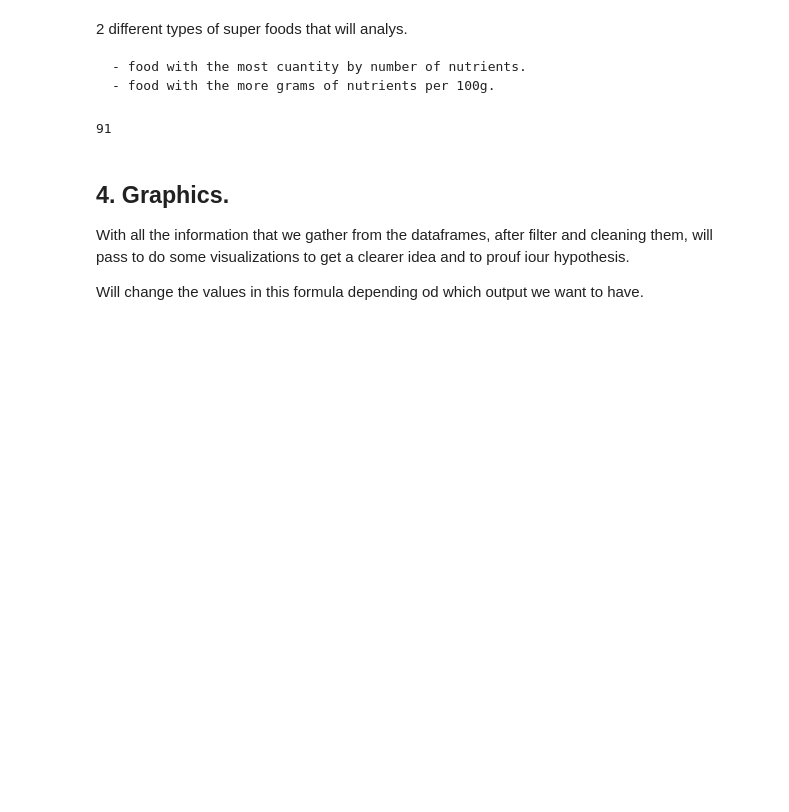
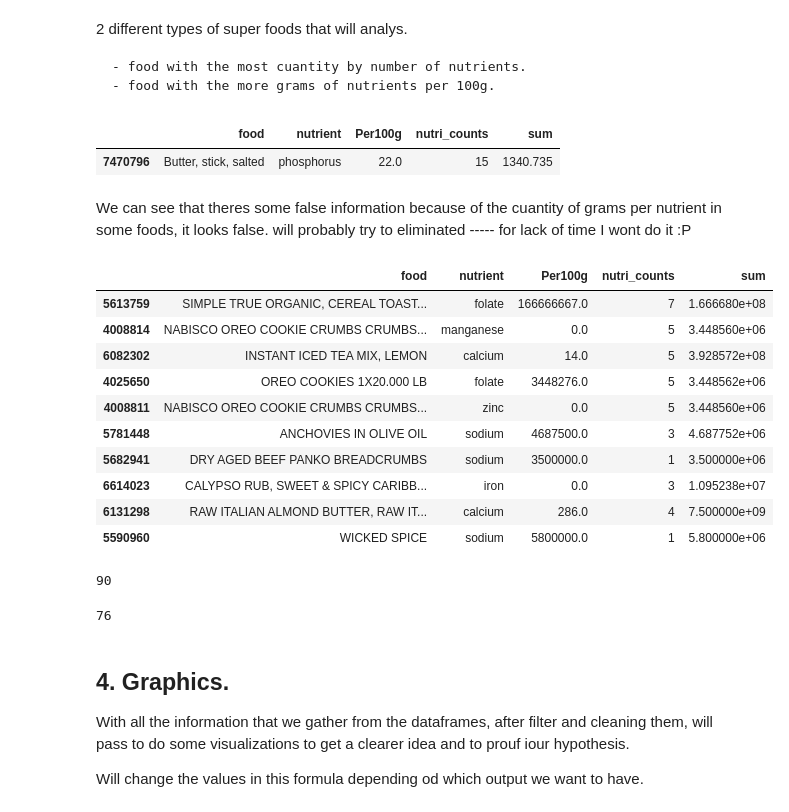
Before and after one commit to imalanz/PipeLine_proy2, a Jupyter notebook: analysis.ipynb, the cells around one changed output. Saved outputs shown, nothing was run; the diff lists cells and outputs as text; code cells hidden in the pictures; blank space fills up the shorter version.

```diff
--- a/analysis.ipynb
+++ b/analysis.ipynb
@@ -367,4 +367,8 @@ This function I can use to get the information for the graphs.
     - food with the most cuantity by number of nutrients.
     - food with the more grams of nutrients per 100g.
 # %%
-usa = ex.for_graphs_lastfilter (usdaa, 12.00, 10000)
+nutri12 = ex.for_graphs_lastfilter (usdaa, 14.00, 100)
+nutri12.sample()
+# %% [output]
+|  | food | nutrient | Per100g | nutri_counts | sum |
+| 7470796 | Butter, stick, salted | phosphorus | 22.0 | 15 | 1340.735 |
@@ -373,7 +375,29 @@ lenght of the unique food.
+# %% [markdown]
+We can see that theres some false information because of the cuantity of grams per nutrient in some foods, it looks false.
+will probably try to eliminated ----- for lack of time I wont do it :P
+# %%
+grams = ex.for_graphs_lastfilter (usdaa, 0.00, 2500000)
+grams.sample(10)
+# %% [output]
+|  | food | nutrient | Per100g | nutri_counts | sum |
+| 5613759 | SIMPLE TRUE ORGANIC, CEREAL TOAST... | folate | 166666667.0 | 7 | 1.666680e+08 |
+| 4008814 | NABISCO OREO COOKIE CRUMBS CRUMBS... | manganese | 0.0 | 5 | 3.448560e+06 |
+| 6082302 | INSTANT ICED TEA MIX, LEMON | calcium | 14.0 | 5 | 3.928572e+08 |
+| 4025650 | OREO COOKIES 1X20.000 LB | folate | 3448276.0 | 5 | 3.448562e+06 |
+| 4008811 | NABISCO OREO COOKIE CRUMBS CRUMBS... | zinc | 0.0 | 5 | 3.448560e+06 |
+| 5781448 | ANCHOVIES IN OLIVE OIL | sodium | 4687500.0 | 3 | 4.687752e+06 |
+| 5682941 | DRY AGED BEEF PANKO BREADCRUMBS | sodium | 3500000.0 | 1 | 3.500000e+06 |
+| 6614023 | CALYPSO RUB, SWEET & SPICY CARIBB... | iron | 0.0 | 3 | 1.095238e+07 |
+| 6131298 | RAW ITALIAN ALMOND BUTTER, RAW IT... | calcium | 286.0 | 4 | 7.500000e+09 |
+| 5590960 | WICKED SPICE | sodium | 5800000.0 | 1 | 5.800000e+06 |
 # %%
-len(usa)
+len(nutri12)
 # %% [output]
-91
+90
+# %%
+len(grams)
+# %% [output]
+76
 # %% [markdown]
 ## 4. Graphics.
 With all the information that we gather from the dataframes, after filter and cleaning them, will pass to do some visualizations to get a clearer idea and to prouf iour hypothesis.
```
Also changed, not shown: parts of 21 cells of this notebook, 1 other file.
